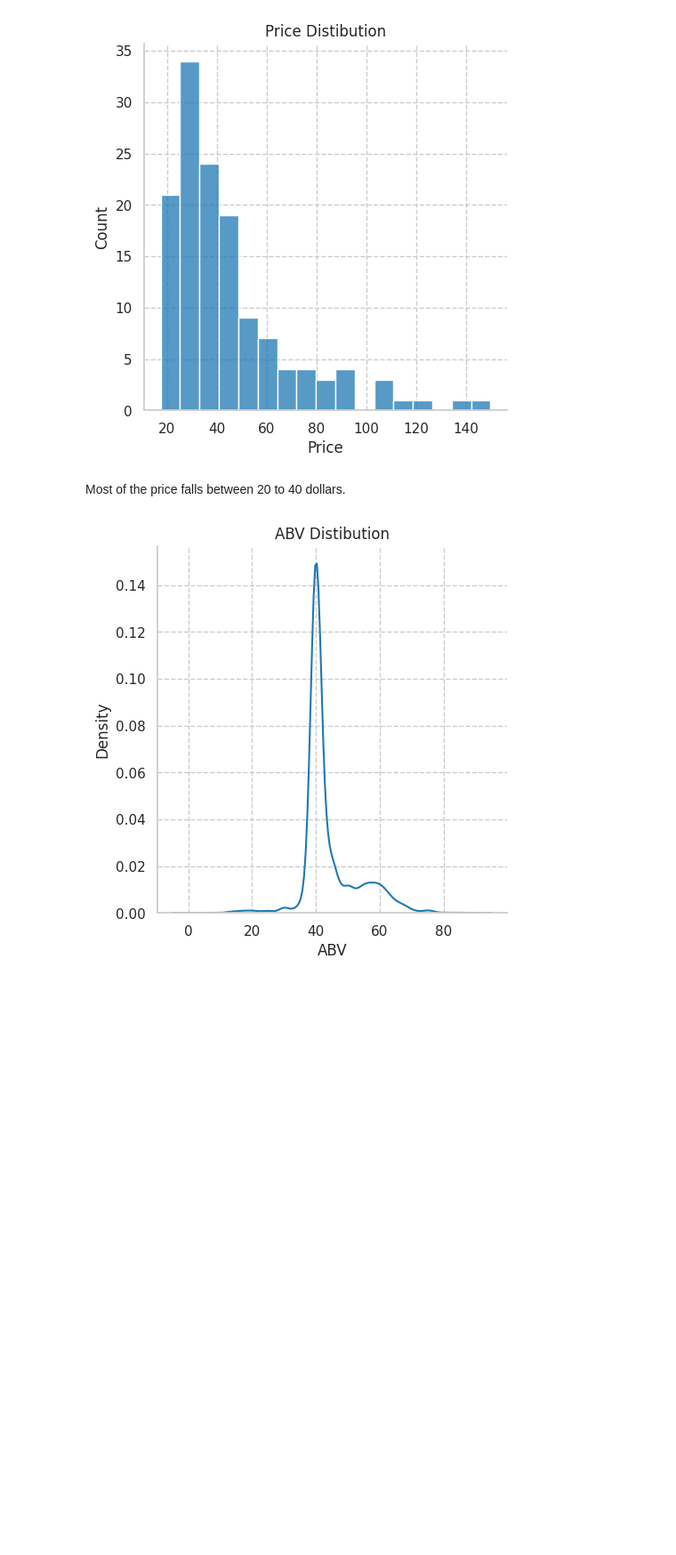
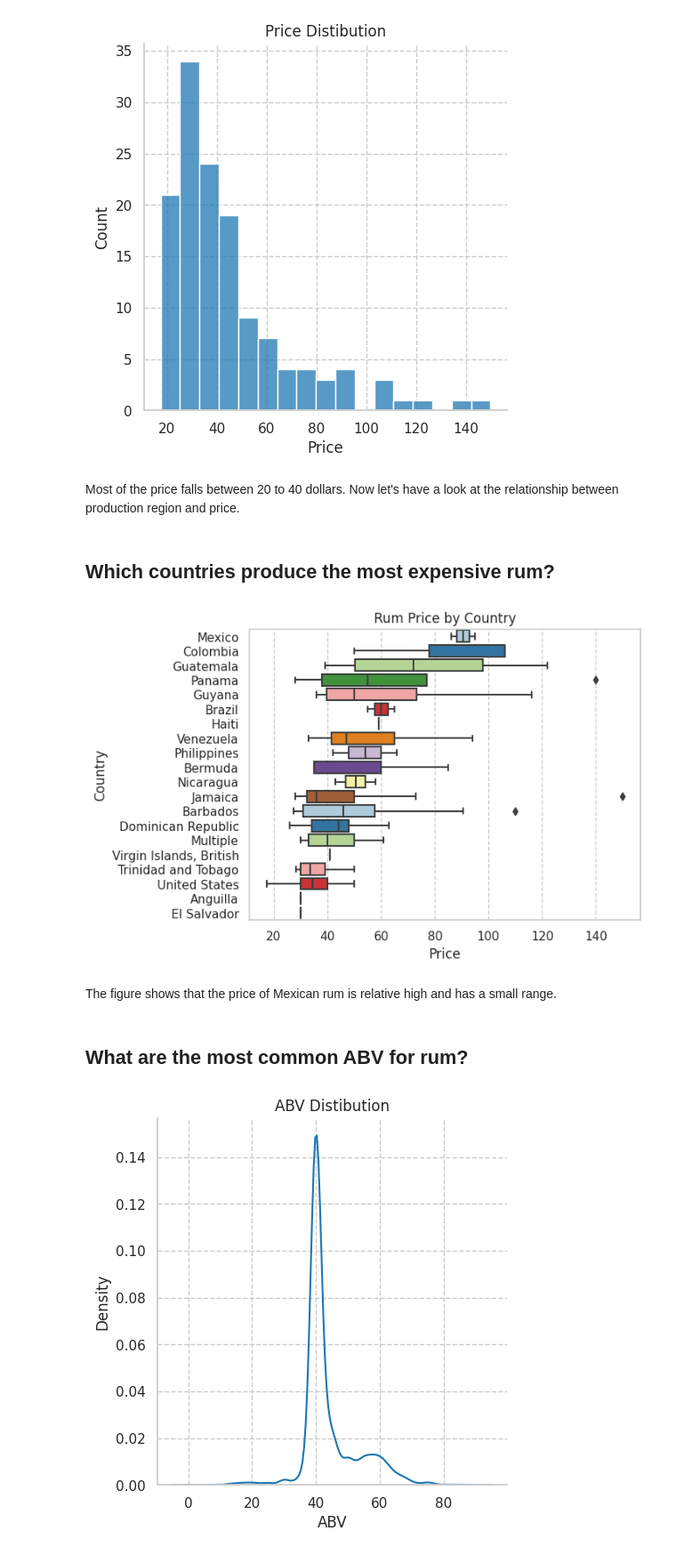
Before and after one commit to yinanazhou/rum-analysis, a Jupyter notebook: data_analysis.ipynb, the cells around one changed output. Shown: that part at 89% size. Drawn from its saved outputs; the diff is of its cells as text; code cells hidden in the pictures; blank space fills up the shorter version.

```diff
--- a/data_analysis.ipynb
+++ b/data_analysis.ipynb
@@ -212,13 +222,35 @@ plt.show()
 # %%
 # remobe outliers and plot again
 threshold = df['Price'].quantile(0.99)
+dfThreshold = df[df['Price']<threshold]
 sns.displot(df[df['Price']<threshold].Price, kde=False, color=sns.color_palette()[1])
 plt.title('Price Distibution')
 plt.show()
 # %% [output]
 [figure]
 # %% [markdown]
-Most of the price falls between 20 to 40 dollars.
+Most of the price falls between 20 to 40 dollars. Now let's have a look at the relationship between production region and price.
+# %% [markdown]
+## Which countries produce the most expensive rum?
+# %%
+# get country ordering by average
+locPrice = dfThreshold.filter(regex=r'Location|Price').melt('Price', value_name='Location')
+dct = {'AvePrice': ('Price', 'mean')zhuya
+sns.boxplot(y='Location',
+              x='Price',
+              data=dfThreshold.loc[dfThreshold.Location.isin(locPrice.index)],
+              order=locPrice.index,
+              palette='Paired')
+plt.ylabel('Country')
+plt.xlabel('Price')
+plt.title('Rum Price by Country')
+plt.show()
+# %% [output]
+[figure, added]
+# %% [markdown]
+The figure shows that the price of Mexican rum is relative high and has a small range.
+# %% [markdown]
+## What are the most common ABV for rum?
 # %%
 df['ABV'] = df['ABV'].str.rstrip('%').astype('float')
 # %%
```
Also changed, not shown: parts of 14 cells of this notebook.
